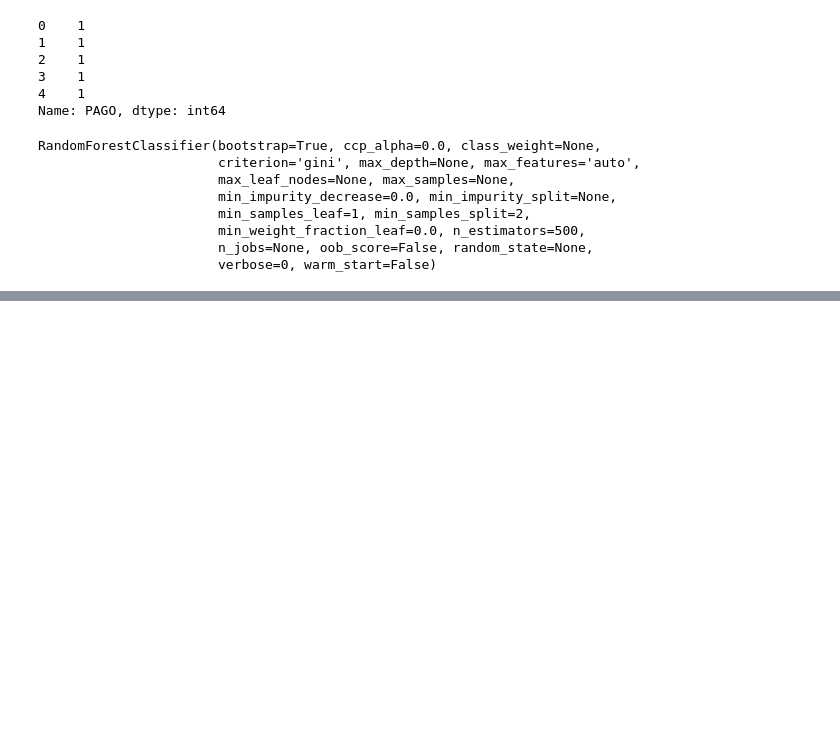
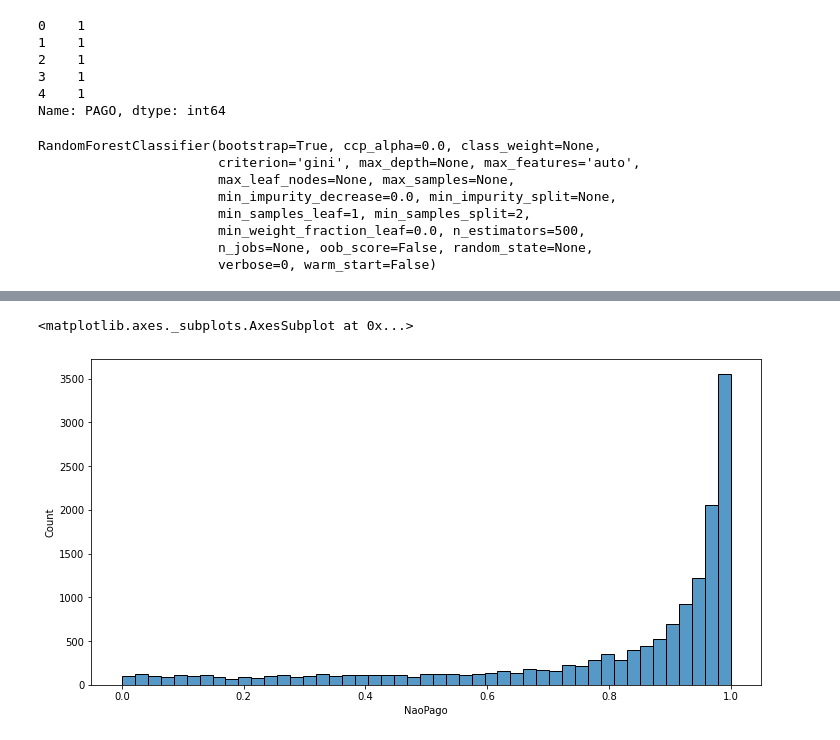
Before and after one commit to spadao/PS-Elo-Group, a Jupyter notebook: EDA.ipynb, the cells around one changed output, grey strips where cells are left out. Cells and saved outputs as stored; diff of their text form; code cells hidden in the pictures; blank space fills up the shorter version.

```diff
--- a/EDA.ipynb
+++ b/EDA.ipynb
@@ -331,0 +328,3 @@ weighted avg       0.80      0.82      0.77     15109
+# %%
+probabilities = pd.DataFrame(data = rfc.predict_proba(X_test), columns = ["Pago","NaoPago"])
+probabilities
@@ -331,0 +345,6 @@ weighted avg       0.80      0.82      0.77     15109
+# %%
+plt.figure(figsize = (12,6))
+sns.histplot(x = "NaoPago",data = probabilities)
+# %% [output]
+<matplotlib.axes._subplots.AxesSubplot at 0x...>
+[figure, added]
```
Also changed, not shown: parts of 19 cells of this notebook.
